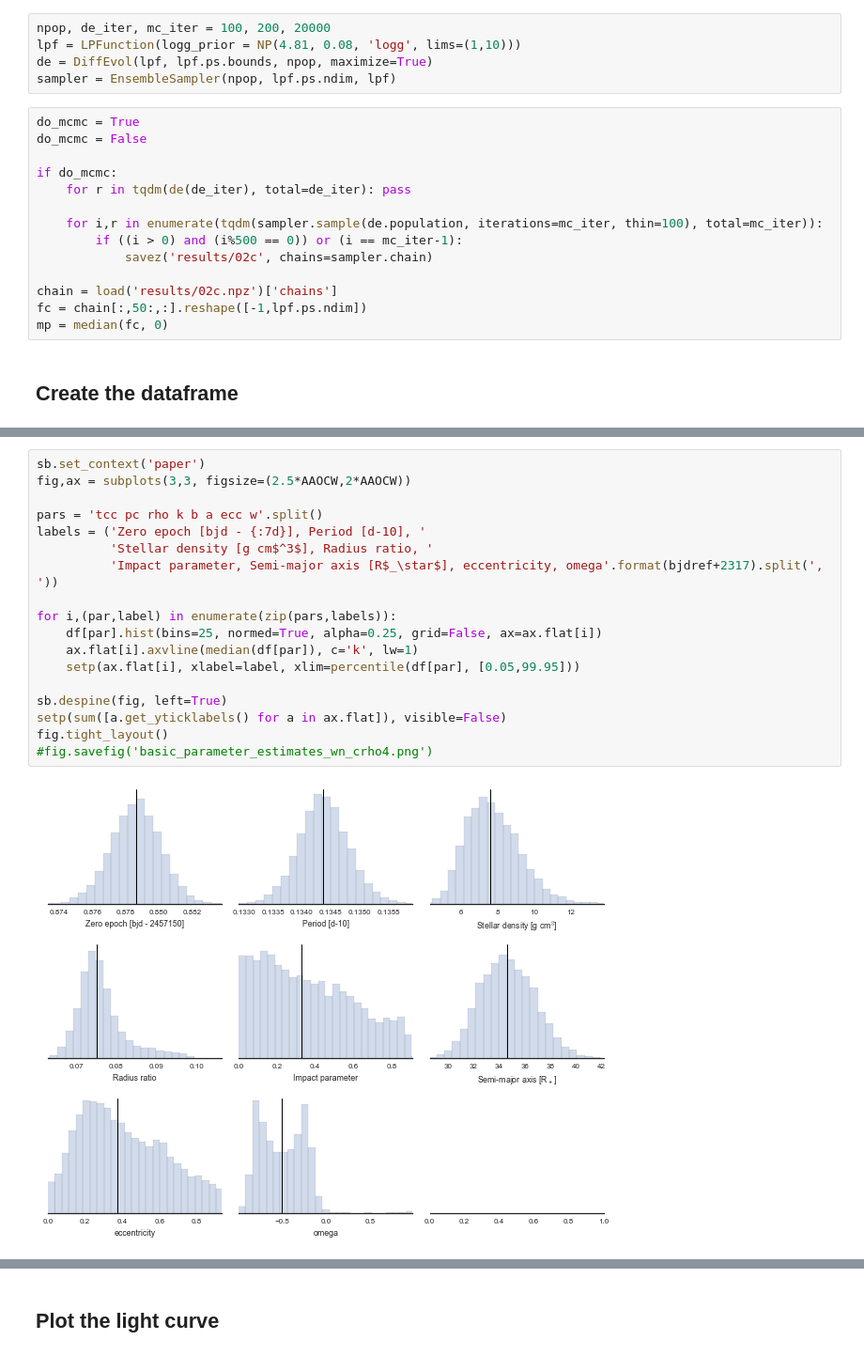
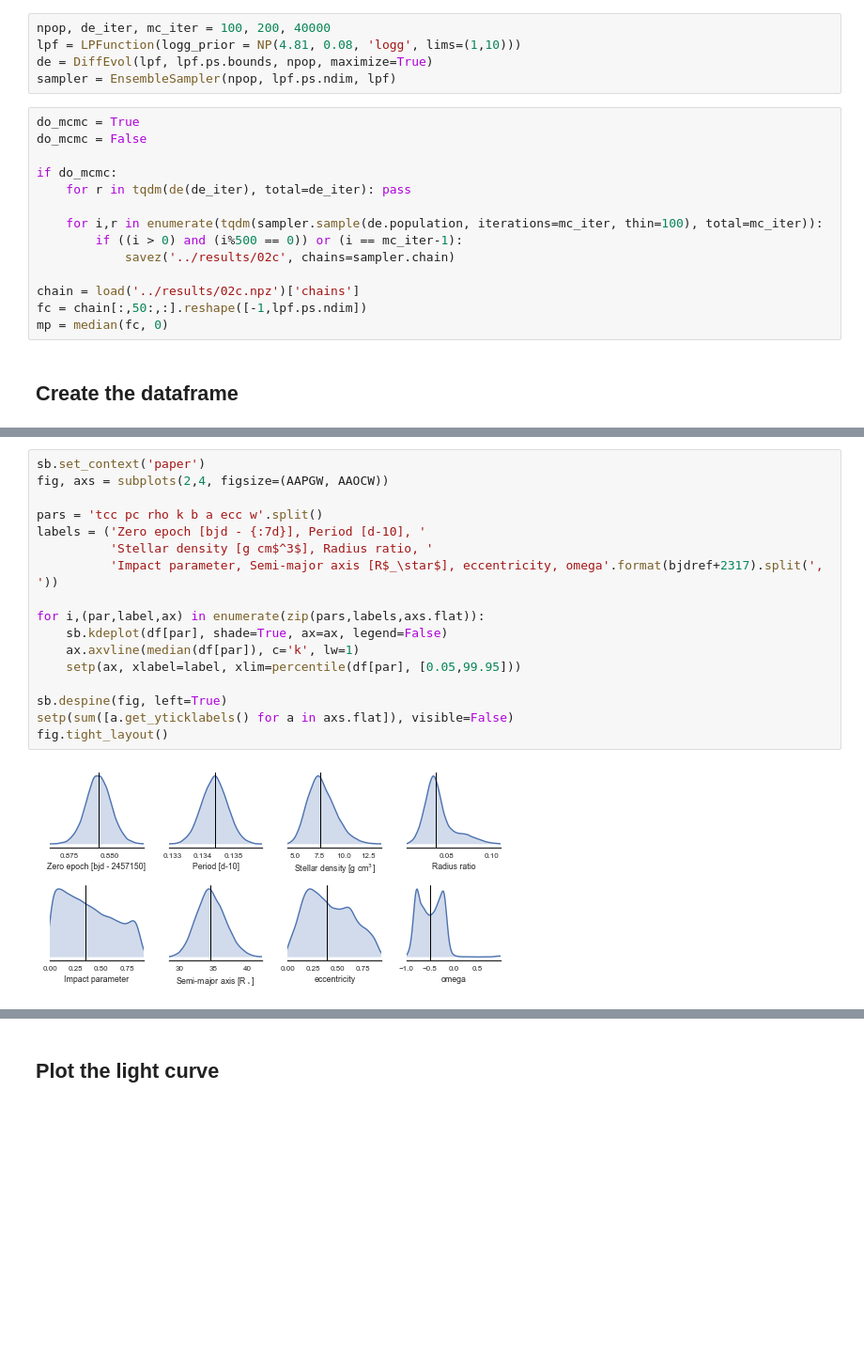
Before and after one commit to hpparvi/prae1b, a Jupyter notebook: notebooks/02c_transit_modelling.ipynb, the cells around one changed output, grey strips where cells are left out. Shown: that part at 94% size. Drawn from its saved outputs; the diff is of its cells as text; blank space fills up the shorter version.

```diff
--- a/notebooks/02c_transit_modelling.ipynb
+++ b/notebooks/02c_transit_modelling.ipynb
@@ -15,5 +17,5 @@ from plots import AAOCW, AAPGW
 # %%
-npop, de_iter, mc_iter = 100, 200, 20000
+npop, de_iter, mc_iter = 100, 200, 40000
 lpf = LPFunction(logg_prior = NP(4.81, 0.08, 'logg', lims=(1,10)))
 de = DiffEvol(lpf, lpf.ps.bounds, npop, maximize=True)
 sampler = EnsembleSampler(npop, lpf.ps.ndim, lpf)
@@ -26,9 +28,9 @@ if do_mcmc:
 
     for i,r in enumerate(tqdm(sampler.sample(de.population, iterations=mc_iter, thin=100), total=mc_iter)):
         if ((i > 0) and (i%500 == 0)) or (i == mc_iter-1):
-            savez('results/02c', chains=sampler.chain)
+            savez('../results/02c', chains=sampler.chain)
 
-chain = load('results/02c.npz')['chains']
+chain = load('../results/02c.npz')['chains']
 fc = chain[:,50:,:].reshape([-1,lpf.ps.ndim])
 mp = median(fc, 0)
 # %% [markdown]
@@ -65,20 +64,19 @@ df.describe()
 # %%
 sb.set_context('paper')
-fig,ax = subplots(3,3, figsize=(2.5*AAOCW,2*AAOCW))
+fig, axs = subplots(2,4, figsize=(AAPGW, AAOCW))
 
 pars = 'tcc pc rho k b a ecc w'.split()
 labels = ('Zero epoch [bjd - {:7d}], Period [d-10], '
           'Stellar density [g cm$^3$], Radius ratio, '
           'Impact parameter, Semi-major axis [R$_\star$], eccentricity, omega'.format(bjdref+2317).split(', '))
 
-for i,(par,label) in enumerate(zip(pars,labels)):
-    df[par].hist(bins=25, normed=True, alpha=0.25, grid=False, ax=ax.flat[i])
-    ax.flat[i].axvline(median(df[par]), c='k', lw=1)
-    setp(ax.flat[i], xlabel=label, xlim=percentile(df[par], [0.05,99.95]))
+for i,(par,label,ax) in enumerate(zip(pars,labels,axs.flat)):
+    sb.kdeplot(df[par], shade=True, ax=ax, legend=False)
+    ax.axvline(median(df[par]), c='k', lw=1)
+    setp(ax, xlabel=label, xlim=percentile(df[par], [0.05,99.95]))
 
 sb.despine(fig, left=True)
-setp(sum([a.get_yticklabels() for a in ax.flat]), visible=False)
+setp(sum([a.get_yticklabels() for a in axs.flat]), visible=False)
 fig.tight_layout()
-#fig.savefig('basic_parameter_estimates_wn_crho4.png')
 # %% [output]
-[figure, old version]
+[figure, new version]
```
Also changed, not shown: parts of 15 cells of this notebook, 2 other files.
